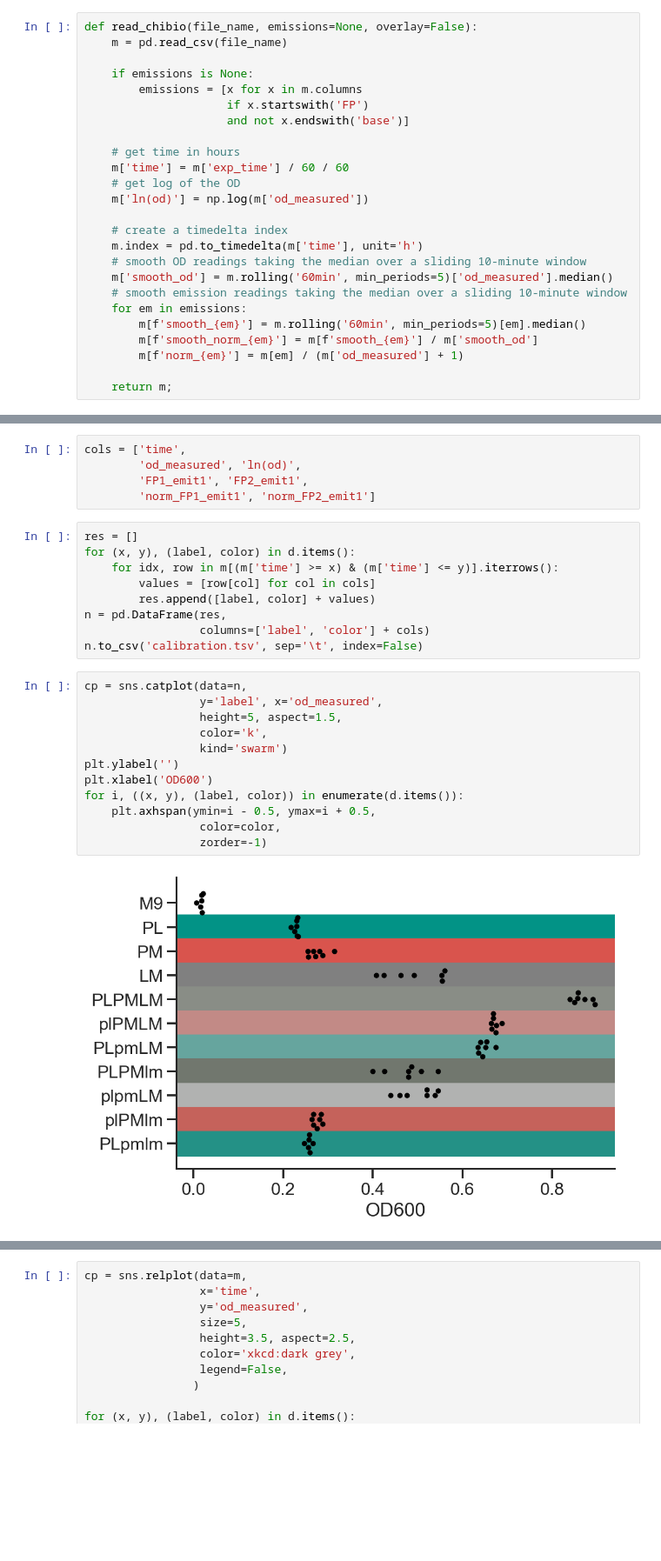
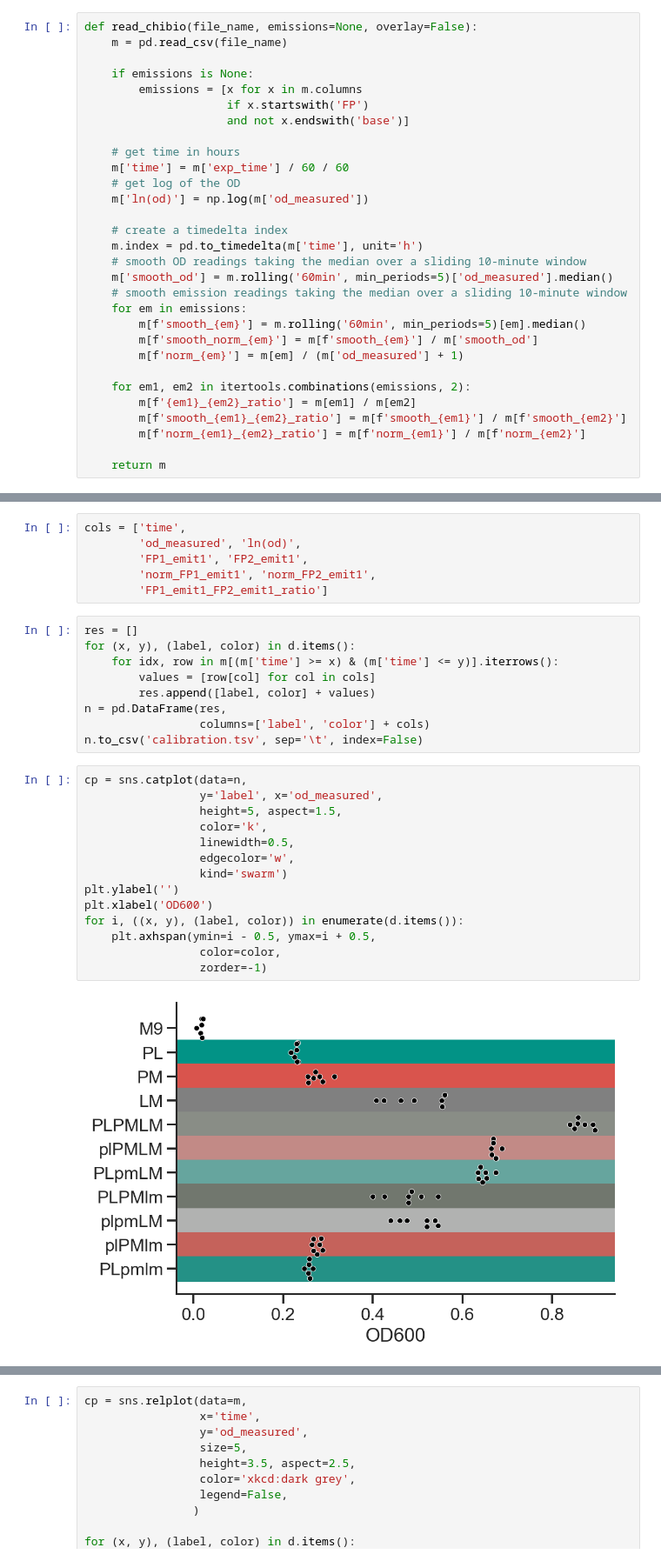
Before and after one commit to microbial-pangenomes-lab/2026_tricomm, a Jupyter notebook: data/calibration/calibration.ipynb, the cells around one changed output, grey strips where cells are left out. Shown at 87% size. Cells and saved outputs as stored; diff of their text form; blank space fills up the shorter version.

Commit message:
Add ratios to calibration

```diff
--- a/data/calibration/calibration.ipynb
+++ b/data/calibration/calibration.ipynb
@@ -37,7 +38,12 @@ def read_chibio(file_name, emissions=None, overlay=False):
         m[f'smooth_norm_{em}'] = m[f'smooth_{em}'] / m['smooth_od']
         m[f'norm_{em}'] = m[em] / (m['od_measured'] + 1)
 
-    return m;
+    for em1, em2 in itertools.combinations(emissions, 2):
+        m[f'{em1}_{em2}_ratio'] = m[em1] / m[em2]
+        m[f'smooth_{em1}_{em2}_ratio'] = m[f'smooth_{em1}'] / m[f'smooth_{em2}']
+        m[f'norm_{em1}_{em2}_ratio'] = m[f'norm_{em1}'] / m[f'norm_{em2}']
+
+    return m
 # %%
 d = {(0, 0.1): ('M9', 'white'),
      (0.1, 0.21): ('PL', 'xkcd:teal'),
@@ -59,7 +65,8 @@ m = m[m['time'] < 1.2]
 cols = ['time',
         'od_measured', 'ln(od)',
         'FP1_emit1', 'FP2_emit1',
-        'norm_FP1_emit1', 'norm_FP2_emit1']
+        'norm_FP1_emit1', 'norm_FP2_emit1',
+        'FP1_emit1_FP2_emit1_ratio']
 # %%
 res = []
 for (x, y), (label, color) in d.items():
@@ -72,17 +79,19 @@ n.to_csv('calibration.tsv', sep='\t', index=False)
 # %%
 cp = sns.catplot(data=n,
                  y='label', x='od_measured',
                  height=5, aspect=1.5,
                  color='k',
+                 linewidth=0.5,
+                 edgecolor='w',
                  kind='swarm')
 plt.ylabel('')
 plt.xlabel('OD600')
 for i, ((x, y), (label, color)) in enumerate(d.items()):
     plt.axhspan(ymin=i - 0.5, ymax=i + 0.5,
                  color=color,
                  zorder=-1)
 # %% [output]
-[figure, old version]
+[figure, new version]
 # %%
 cp = sns.catplot(data=n,
                  y='label', x='FP1_emit1',
```
Also changed, not shown: parts of 6 cells of this notebook, 1 other file.
